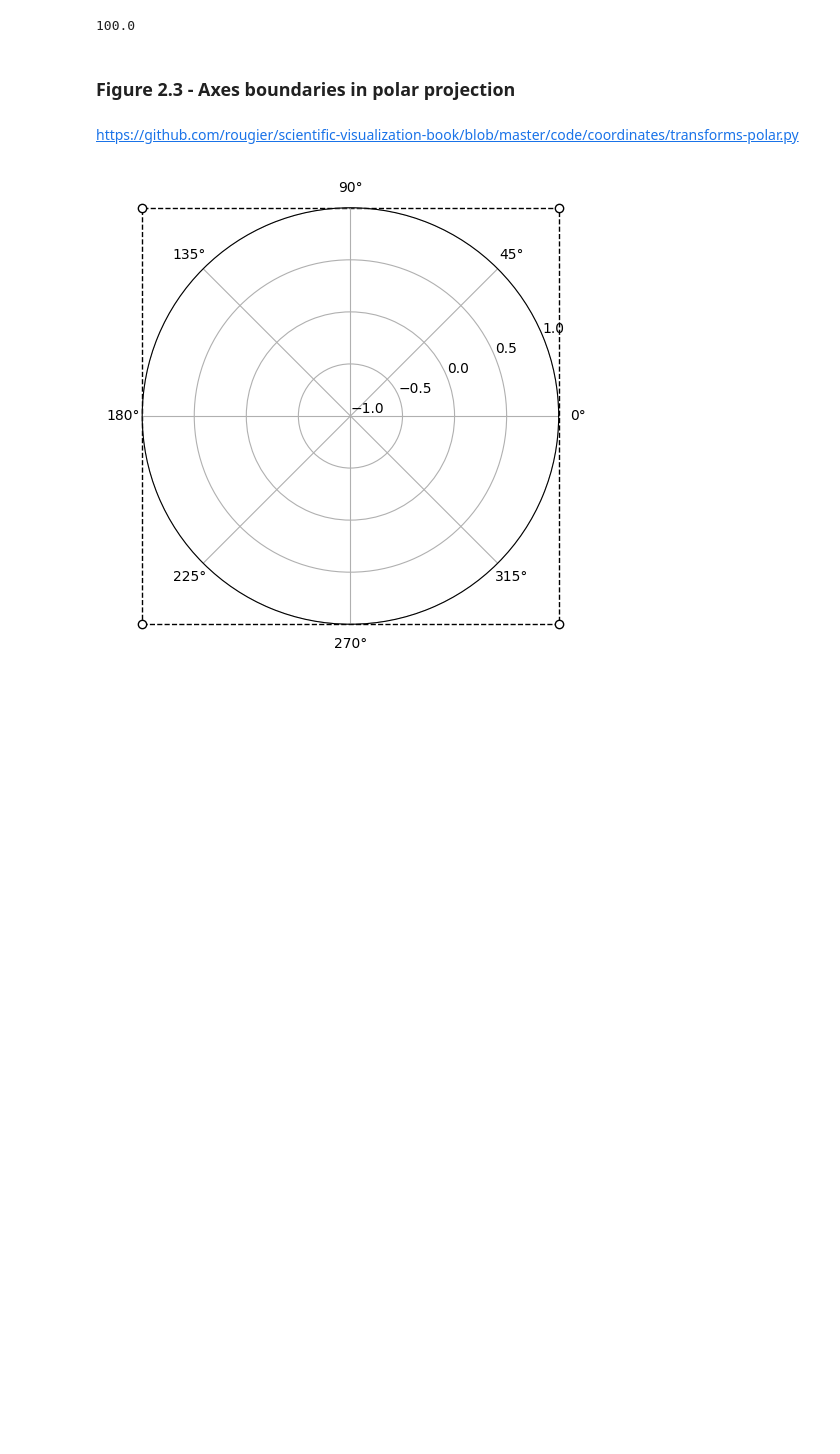
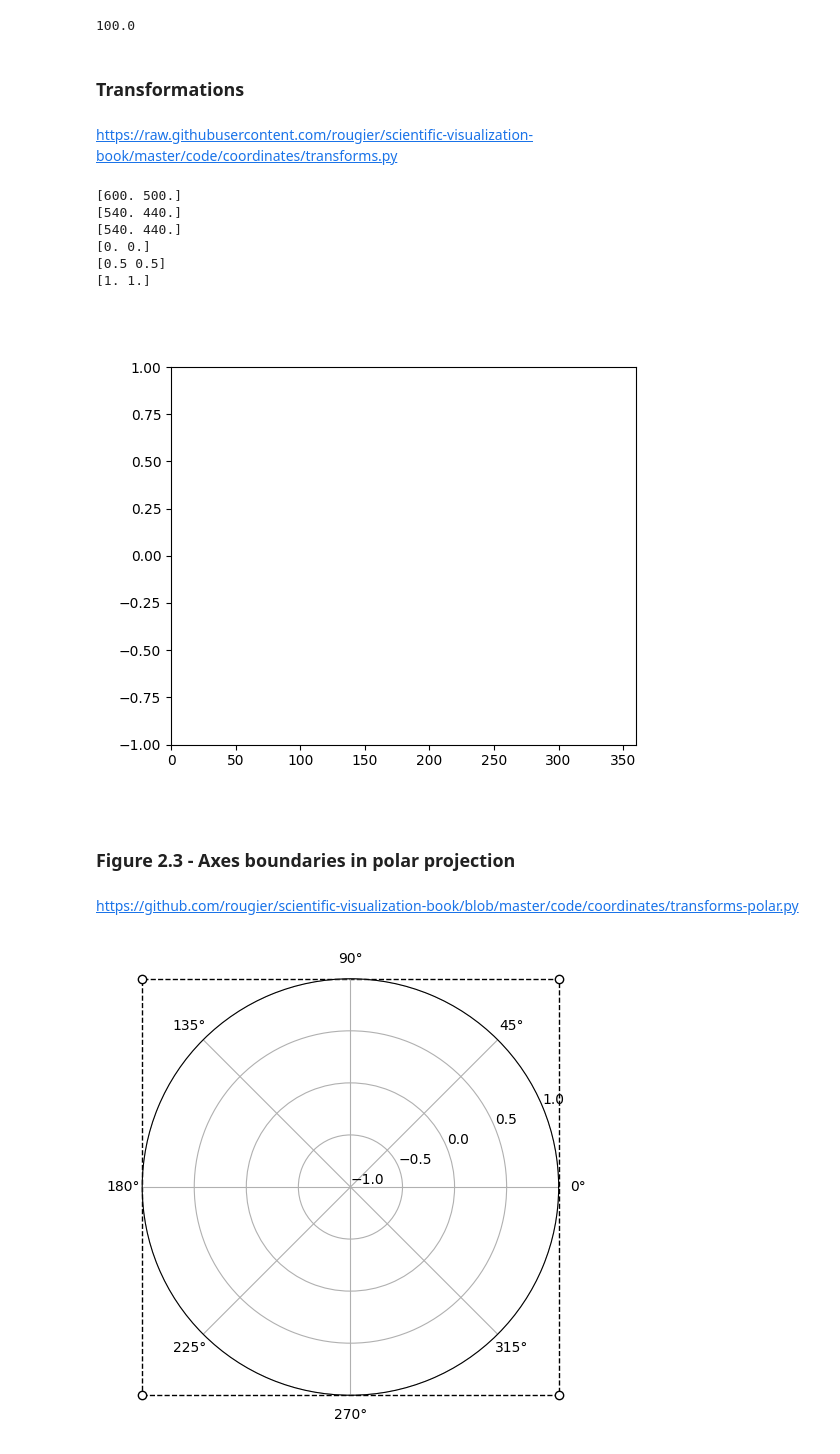
Before and after one commit to labdmitriy/sci-viz-book, a Jupyter notebook: notebooks/02-coordinates/figures.ipynb, the cells around one changed output. Saved outputs shown, nothing was run; the diff lists cells and outputs as text; code cells hidden in the pictures; blank space fills up the shorter version.

Commit message:
Add transformations

```diff
--- a/notebooks/02-coordinates/figures.ipynb
+++ b/notebooks/02-coordinates/figures.ipynb
@@ -10,6 +10,53 @@ plt.rcParams['figure.dpi'] = 100
 plt.rcParams['figure.dpi']
 # %% [output]
 100.0
+# %% [markdown]
+### Transformations
+# %% [markdown]
+https://raw.githubusercontent.com/rougier/scientific-visualization-book/master/code/coordinates/transforms.py
+# %%
+# ----------------------------------------------------------------------------
+# Title:   Scientific Visualisation - Python & Matplotlib
+# Author:  Nicolas P. Rougier
+# License: BSD
+# ----------------------------------------------------------------------------
+import numpy as np
+import matplotlib.pyplot as plt
+import matplotlib.transforms as transforms
+
+fig = plt.figure(figsize=(6, 5), dpi=100)
+ax = fig.add_subplot(1, 1, 1)
+
+ax.set_xlim(0, 360)
+ax.set_ylim(-1, 1)
+
+DC_to_FC = ax.transData.transform
+FC_to_DC = ax.transData.inverted().transform
+
+NDC_to_FC = ax.transAxes.transform
+FC_to_NDC = ax.transAxes.inverted().transform
+
+NFC_to_FC = fig.transFigure.transform
+FC_to_NFC = fig.transFigure.inverted().transform
+
+
+print(NFC_to_FC([1, 1]))  # (600,500)
+print(NDC_to_FC([1, 1]))  # (540,440)
+print(DC_to_FC([360, 1]))  # (540,440)
+
+DC_to_NDC = lambda x: FC_to_NDC(DC_to_FC(x))
+
+print(DC_to_NDC([0, -1]))  # (0.0, 0.0)
+print(DC_to_NDC([180, 0]))  # (0.5, 0.5)
+print(DC_to_NDC([360, 1]))  # (1.0, 1.0)
+# %% [output]
+[600. 500.]
+[540. 440.]
+[540. 440.]
+[0. 0.]
+[0.5 0.5]
+[1. 1.]
+[figure, added]
 # %% [markdown]
 ### Figure 2.3 - Axes boundaries in polar projection
 # %% [markdown]
```
Also changed, not shown: parts of 3 cells of this notebook.
